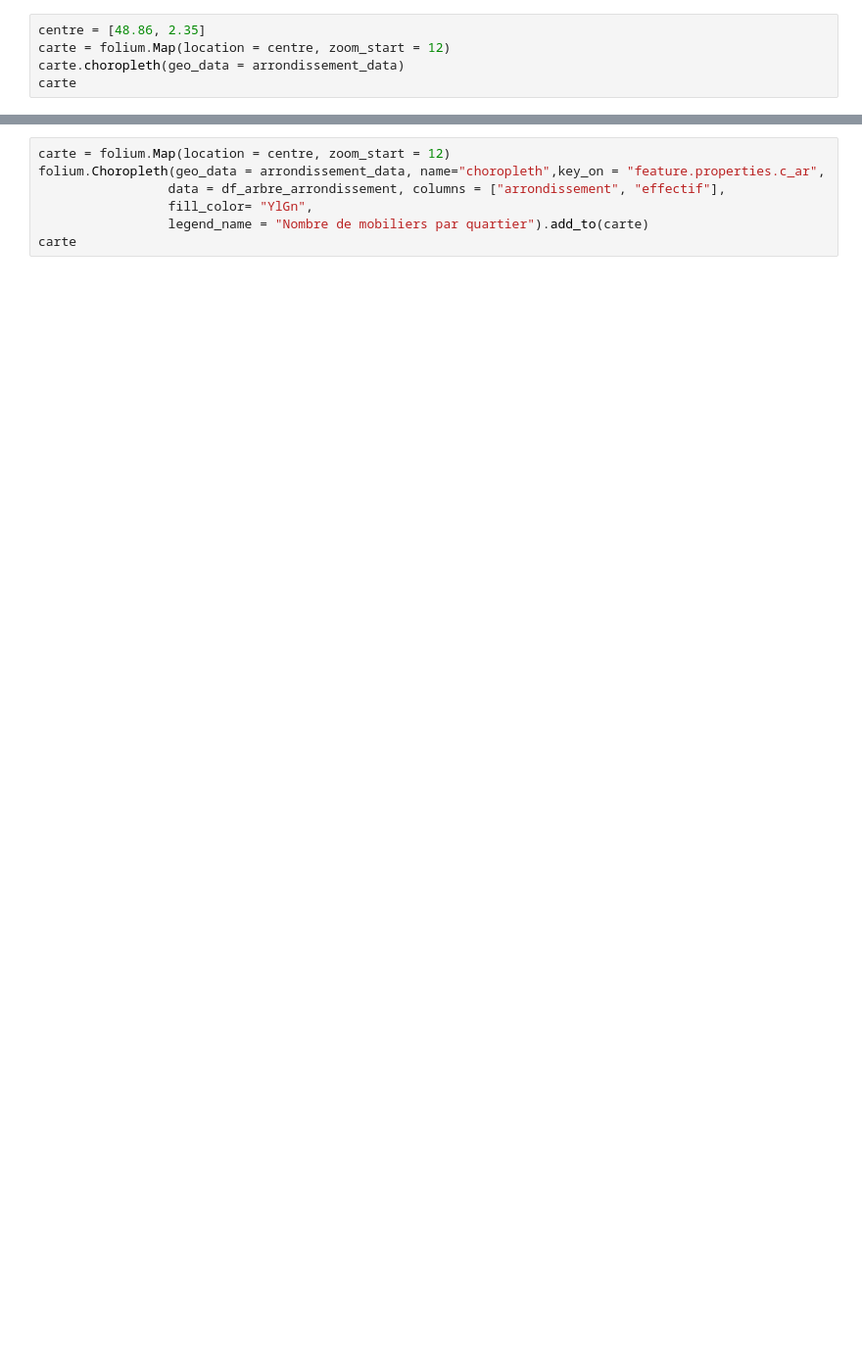
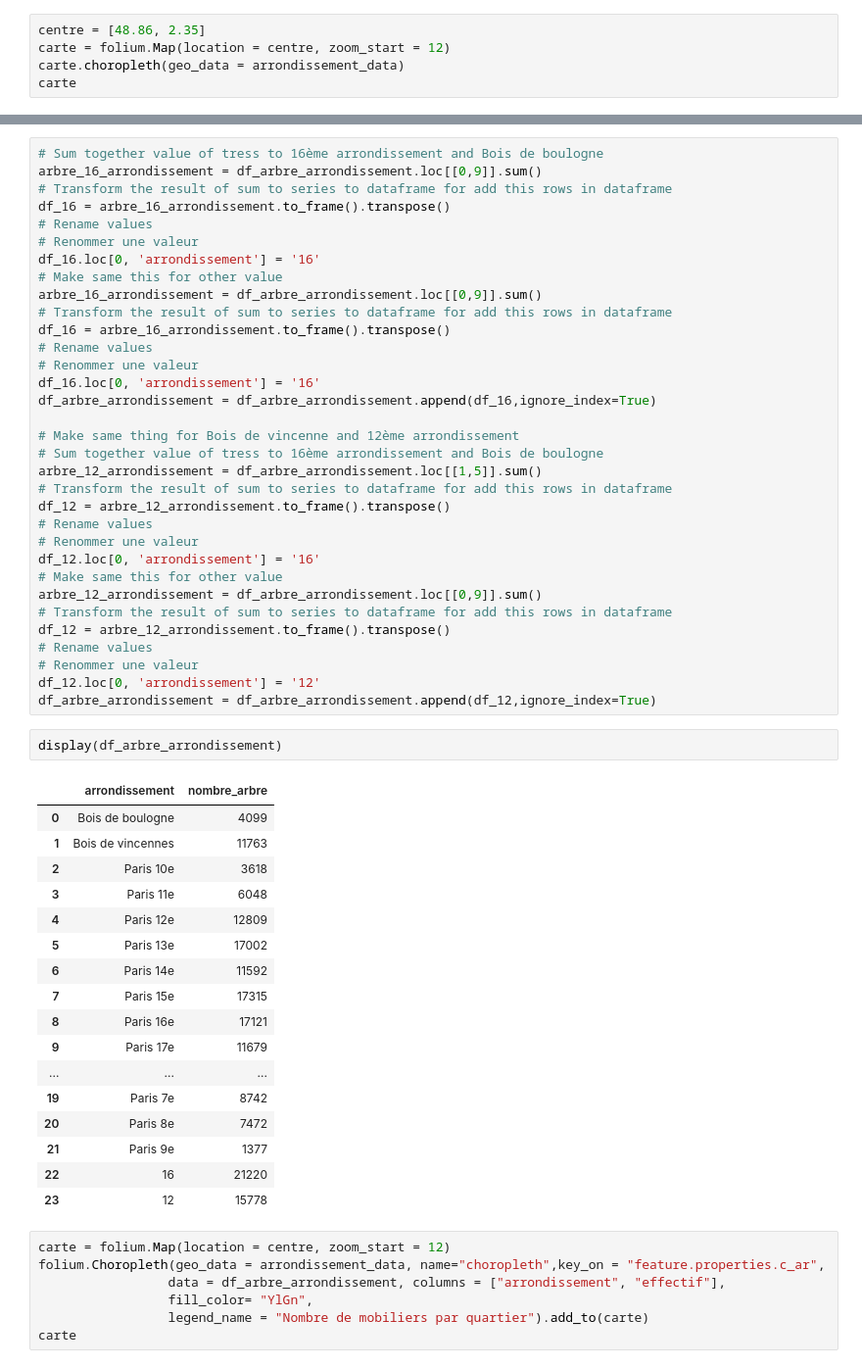
Before and after one commit to dimitri-feniou/-OP-Projet_1_arbre_paris, a Jupyter notebook: analyse_data.ipynb, the cells around one changed output, grey strips where cells are left out. Shown: that part at 98% size. Cells and saved outputs as stored; diff of their text form; blank space fills up the shorter version.

```diff
--- a/analyse_data.ipynb
+++ b/analyse_data.ipynb
@@ -556,3 +565,56 @@ print(df_arbre_arrondissement)
+# %%
+# Sum together value of tress to 16ème arrondissement and Bois de boulogne
+arbre_16_arrondissement = df_arbre_arrondissement.loc[[0,9]].sum()
+# Transform the result of sum to series to dataframe for add this rows in dataframe
+df_16 = arbre_16_arrondissement.to_frame().transpose()
+# Rename values
+# Renommer une valeur
+df_16.loc[0, 'arrondissement'] = '16'
+# Make same this for other value
+arbre_16_arrondissement = df_arbre_arrondissement.loc[[0,9]].sum()
+# Transform the result of sum to series to dataframe for add this rows in dataframe
+df_16 = arbre_16_arrondissement.to_frame().transpose()
+# Rename values
+# Renommer une valeur
+df_16.loc[0, 'arrondissement'] = '16'
+df_arbre_arrondissement = df_arbre_arrondissement.append(df_16,ignore_index=True)
+
+# Make same thing for Bois de vincenne and 12ème arrondissement
+# Sum together value of tress to 16ème arrondissement and Bois de boulogne
+arbre_12_arrondissement = df_arbre_arrondissement.loc[[1,5]].sum()
+# Transform the result of sum to series to dataframe for add this rows in dataframe
+df_12 = arbre_12_arrondissement.to_frame().transpose()
+# Rename values
+# Renommer une valeur
+df_12.loc[0, 'arrondissement'] = '16'
+# Make same this for other value
+arbre_12_arrondissement = df_arbre_arrondissement.loc[[0,9]].sum()
+# Transform the result of sum to series to dataframe for add this rows in dataframe
+df_12 = arbre_12_arrondissement.to_frame().transpose()
+# Rename values
+# Renommer une valeur
+df_12.loc[0, 'arrondissement'] = '12'
+df_arbre_arrondissement = df_arbre_arrondissement.append(df_12,ignore_index=True)
+# %%
+display(df_arbre_arrondissement)
+# %% [output]
+|  | arrondissement | nombre_arbre |
+| 0 | Bois de boulogne | 4099 |
+| 1 | Bois de vincennes | 11763 |
+| 2 | Paris 10e | 3618 |
+| 3 | Paris 11e | 6048 |
+| 4 | Paris 12e | 12809 |
+| 5 | Paris 13e | 17002 |
+| 6 | Paris 14e | 11592 |
+| 7 | Paris 15e | 17315 |
+| 8 | Paris 16e | 17121 |
+| 9 | Paris 17e | 11679 |
+| ... | ... | ... |
+| 19 | Paris 7e | 8742 |
+| 20 | Paris 8e | 7472 |
+| 21 | Paris 9e | 1377 |
+| 22 | 16 | 21220 |
+| 23 | 12 | 15778 |
 # %%
 carte = folium.Map(location = centre, zoom_start = 12)
 folium.Choropleth(geo_data = arrondissement_data, name="choropleth",key_on = "feature.properties.c_ar",
```
Also changed, not shown: parts of 12 cells of this notebook.
